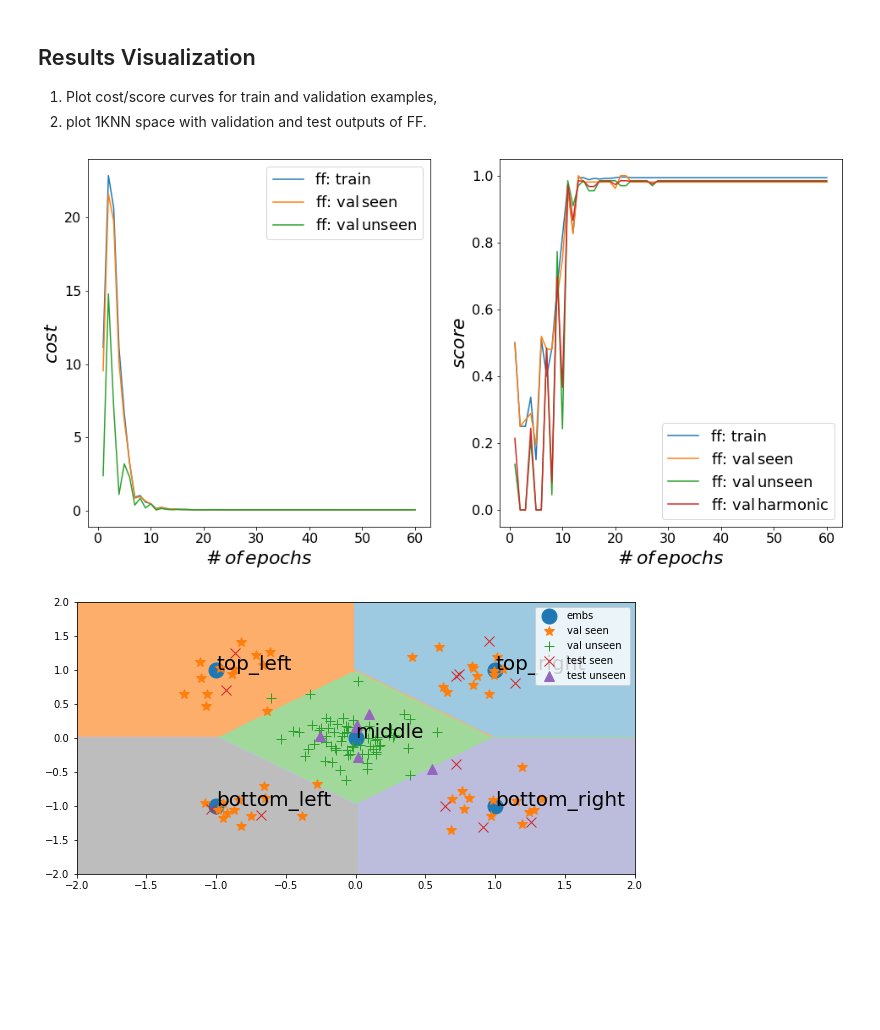
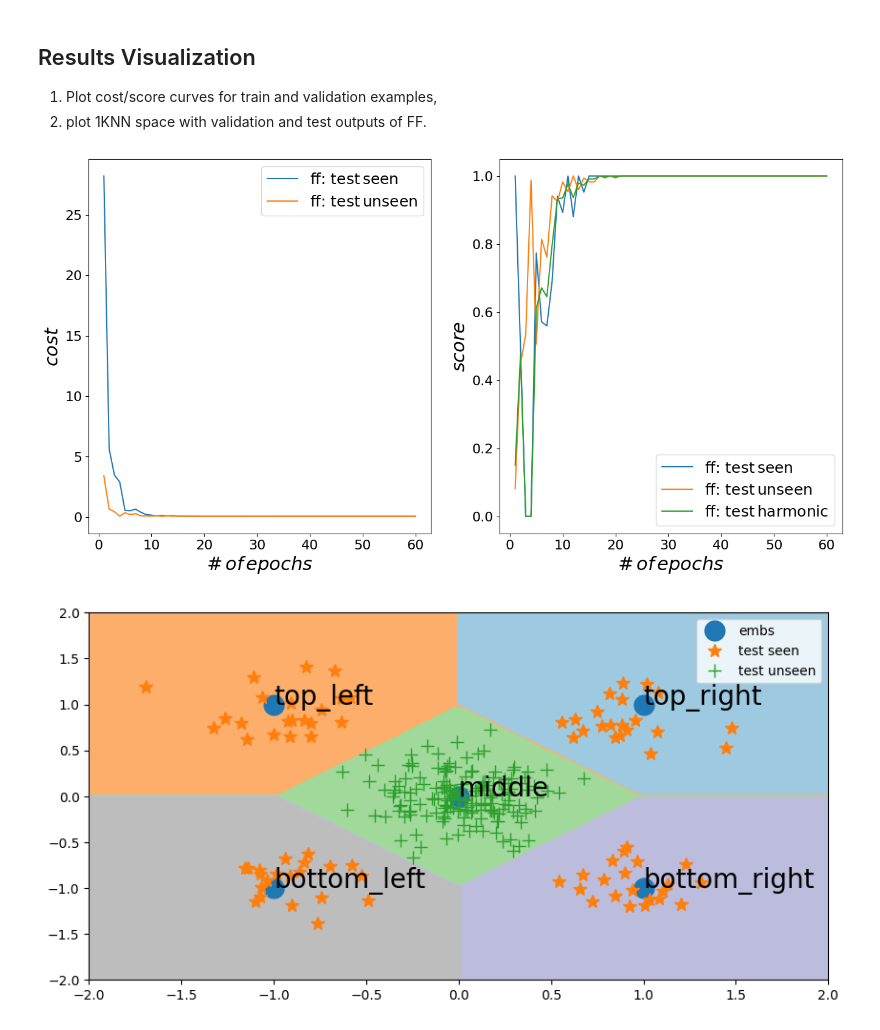
Before and after one commit to efthymis-mcl/algomorphism, a Jupyter notebook: examples/zero_shot.ipynb, the cells around one changed output. Cells and saved outputs as stored; diff of their text form; code cells hidden in the pictures; blank space fills up the shorter version.

Commit message:
add metrics, layers and update examples

```diff
--- a/examples/zero_shot.ipynb
+++ b/examples/zero_shot.ipynb
@@ -65,7 +66,7 @@ KNeighborsClassifier(n_neighbors=1)
 # %% [markdown]
 ## Initialize & Train FF Neural Network
 # %%
-class FeedForward(tf.Module, am.base.BaseNeuralNetwork):
+class FeedForward(tf.Module, BaseNeuralNetwork):
     def __init__(self, knn, dataset, optimizer=None):
         tf.Module.__init__(self, name='ff')
 
@@ -76,29 +77,29 @@ class FeedForward(tf.Module, am.base.BaseNeuralNetwork):
         ]
 
         self.knn = knn
-        self.score_mtr = am.base.MetricBase(self,
+        self.score_mtr = MetricBase(self,
                                     [tf.keras.metrics.CategoricalAccuracy()],
                                     status,
                                     [0]
                                     )
 
-        self.cost_mtr = am.base.MetricBase(self,
+        self.cost_mtr = MetricBase(self,
                                     [tf.keras.metrics.MeanSquaredError()],
                                     status,
                                     [0],
                                     1
                                     )
-        self.cost_loss = am.base.LossBase(self,
+        self.cost_loss = LossBase(self,
                                     [tf.keras.losses.MeanSquaredError()],
                                     status,
                                     [0]
                                     )
-        am.base.BaseNeuralNetwork.__init__(self, status=status, dataset=dataset, optimizer=optimizer)
-        self.fc1 = am.layers.FC(2, 128)
-        self.fc2 = am.layers.FC(128, 256)
-        self.fc3 = am.layers.FC(256, 512)
-        self.fc4 = am.layers.FC(512, 1024)
-        self.out = am.layers.FC(1024, 2)
+        BaseNeuralNetwork.__init__(self, status=status, dataset=dataset, optimizer=optimizer)
+        self.fc1 = FullConnected(2, 128)
+        self.fc2 = FullConnected(128, 256)
+        self.fc3 = FullConnected(256, 512)
+        self.fc4 = FullConnected(512, 1024)
+        self.out = FullConnected(1024, 2)
 
     def __call__(self, inputs, is_score=False):
         x = self.fc1(inputs[0])
@@ -114,5 +115,5 @@ class FeedForward(tf.Module, am.base.BaseNeuralNetwork):
 opt = tf.keras.optimizers.Adam(learning_rate=1e-2)
 ff = FeedForward(knn=knn, dataset=bd, optimizer=opt)
 # %%
-ff.train(bd, 60, print_types=['train', 'val'])
+ff.train(bd, 60, print_types=['train', 'val', 'test'])
 # %% [output]
@@ -139,15 +139,15 @@ val harmonic: 0.9828046560287476
 1. Plot cost/score curves for train and validation examples,
 2. plot 1KNN space with validation and test outputs of FF.
 # %%
-multiple_models_history_figure([ff])
+multiple_models_history_figure([ff], ['test'])
 # %% [output]
-[figure, old version]
+[figure, new version]
 # %%
 pca_dict, pca_emb, knn_pca = pca_denoising_preprocessing(ff, bd,
                                     [v['class_emb'] for v in bd.data_dict.values()], y_one_hot, pca_emb_idxs=[4, 3, 2, 1, 0],
-                                     example_predicted_types=['val_seen', 'val_unseen', 'test_seen', 'test_unseen'])
+                                     example_predicted_types=['test_seen', 'test_unseen'])
 
 pca_denoising_figure(pca_dict, pca_emb, knn_pca,
                      list(bd.data_dict.keys()), pca_emb_idxs=[4, 3, 2, 1, 0])
 # %% [output]
-[figure, old version]
+[figure, new version]
```
Also changed, not shown: parts of 3 cells of this notebook, 11 other files.
